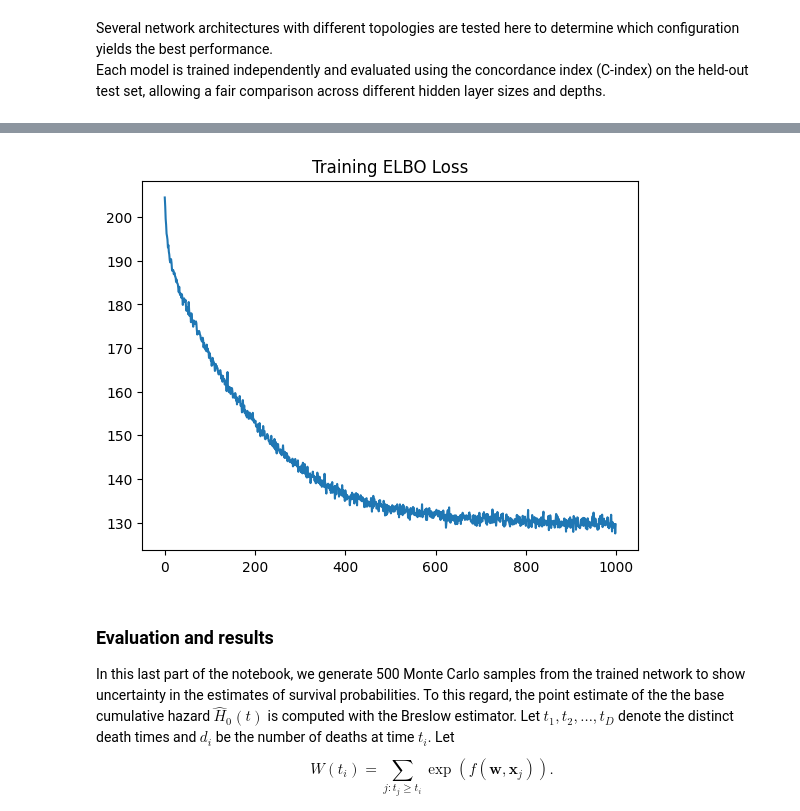
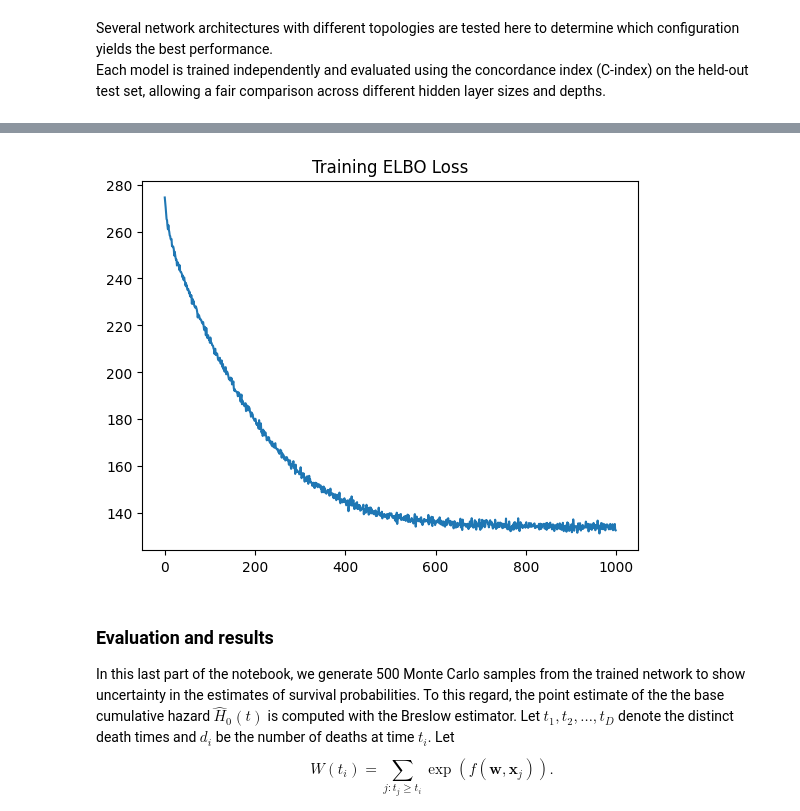
Before and after one commit to GioZd/Cox-BNN, a Jupyter notebook: cox-bnn.ipynb, the cells around one changed output, grey strips where cells are left out. Saved outputs shown, nothing was run; the diff lists cells and outputs as text; code cells hidden in the pictures.

```diff
--- a/cox-bnn.ipynb
+++ b/cox-bnn.ipynb
@@ -425,11 +518,11 @@ Training complete for bnn_8!
 All models trained successfully
 Available variables: ['bnn_0', 'bnn_1', 'bnn_2', 'bnn_3', 'bnn_4', 'bnn_5', 'bnn_6', 'bnn_7', 'bnn_8']
 # %%
-plt.plot(losses_0)
+plt.plot(losses_1)
 plt.title("Training ELBO Loss")
 plt.show()
 # %% [output]
-[figure, old version]
+[figure, new version]
 # %% [markdown]
 ### Evaluation and results
 
```
Also changed, not shown: parts of 12 cells of this notebook.
